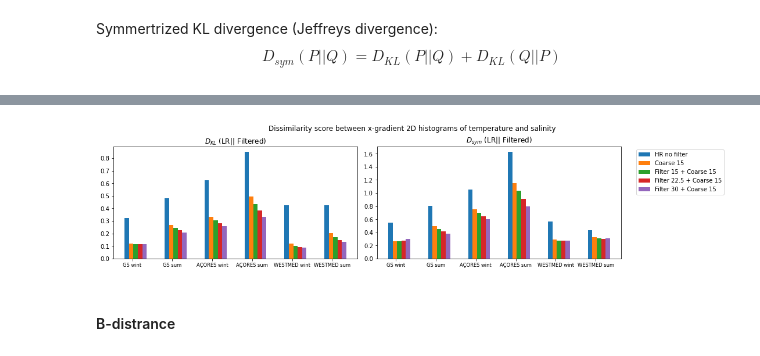
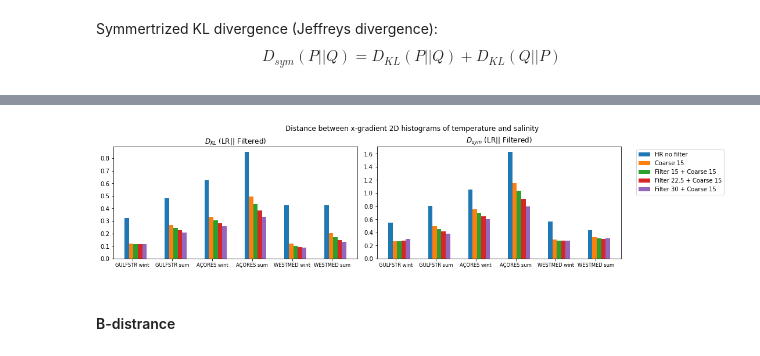
Before and after one commit to anastasiaGor/oceanDataNotebooks, a Jupyter notebook: gcm_filter/filter_scores.ipynb, the cells around one changed output, grey strips where cells are left out. Saved outputs shown, nothing was run; the diff lists cells and outputs as text; code cells hidden in the pictures.

```diff
--- a/gcm_filter/filter_scores.ipynb
+++ b/gcm_filter/filter_scores.ipynb
@@ -94,8 +102,8 @@ Choose cases
 # %%
 data=[dict() for i in range(6)]
 # %%
-data[0] = dict({'region' : '1', 'season' : 'fma', 'label' : 'GS wint'})
-data[1] = dict({'region' : '1', 'season' : 'aso', 'label' : 'GS sum'})
+data[0] = dict({'region' : '1', 'season' : 'fma', 'label' : 'GULFSTR wint'})
+data[1] = dict({'region' : '1', 'season' : 'aso', 'label' : 'GULFSTR sum'})
 data[2] = dict({'region' : '2', 'season' : 'fma', 'label' : 'AÇORES wint'})
 data[3] = dict({'region' : '2', 'season' : 'aso', 'label' : 'AÇORES sum'})
 data[4] = dict({'region' : '3', 'season' : 'fma', 'label' : 'WESTMED wint'})
@@ -453,4 +461,31 @@ Symmertrized KL divergence (Jeffreys divergence):
 $$ D_{sym} (P || Q) = D_{KL} (P || Q) + D_{KL} (Q || P) $$
 # %%
 def D_sym(hist_P, hist_Q) :
-    return KL_divergence(hist_P, hist_Q)+KL_divergence(hist_Q, hist_P)
+    return D_KL(hist_P, hist_Q)+D_KL(hist_Q, hist_P)
+# %%
+fig, ax = plt.subplots(nrows=1, ncols=2, constrained_layout=True, figsize=(15, 3.5))
+fig.suptitle('Distance between x-gradient 1D histograms of temperature')
+name_hist = 'hist_grads_x'
+ref_dataKey = 'LR'
+x = np.arange(len(data))
+bar_width = 0.11
+ax[0].bar(x, [D_KL(hists[region][ref_dataKey][name_hist].sum(dim='gradx_sal_bin'), hists[region]['HR'][name_hist].sum(dim='gradx_sal_bin')) for region in range(len(data))], width=bar_width)
+ax[1].bar(x, [D_sym(hists[region][ref_dataKey][name_hist].sum(dim='gradx_sal_bin'), hists[region]['HR'][name_hist].sum(dim='gradx_sal_bin')) for region in range(len(data))], width=bar_width, label='HR no filter')
+for ifilter in range(len(filters)) :
+    ax[0].bar(x+(ifilter+1)*bar_width, [D_KL(hists[region][ref_dataKey][name_hist].sum(dim='gradx_sal_bin'), hists[region]['HR_Filtered'][ifilter][name_hist].sum(dim='gradx_sal_bin')) for region in range(len(data))], width=bar_width)
+    ax[1].bar(x+(ifilter+1)*bar_width, [D_sym(hists[region][ref_dataKey][name_hist].sum(dim='gradx_sal_bin'), hists[region]['HR_Filtered'][ifilter][name_hist].sum(dim='gradx_sal_bin')) for region in range(len(data))], \
+              width=bar_width, label=filters[ifilter]['label'])
+ax[0].set_xticks(x + 1.25*bar_width)
+ax[0].set_xticklabels([data[region]['label'] for region in range(len(data))],fontsize=10)
+ax[0].xaxis.set_tick_params(labelsize='small')
+ax[0].set(title=r'$D_{KL}$ ('+ ref_dataKey +'|| Filtered)')
+ax[0].set(yscale='linear')
+
+ax[1].set_xticks(x + 1.25*bar_width)
+ax[1].set_xticklabels([data[region]['label'] for region in range(len(data))])
+ax[1].xaxis.set_tick_params(labelsize='small')
+ax[1].set(title=r'$D_{sym}$ ('+ ref_dataKey +'|| Filtered)')
+ax[1].set(yscale='linear')
+
+ax[-1].legend(bbox_to_anchor=(1.05, 1), loc='upper left')
+plt.show()
@@ -457,32 +494,32 @@ def D_sym(hist_P, hist_Q) :
 # %%
 fig, ax = plt.subplots(nrows=1, ncols=2, constrained_layout=True, figsize=(15, 3.5))
-fig.suptitle('Dissimilarity score between x-gradient 2D histograms of temperature and salinity')
+fig.suptitle('Distance between x-gradient 2D histograms of temperature and salinity')
 name_hist = 'hist_grads_x'
 ref_dataKey = 'LR'
 x = np.arange(len(data))
 bar_width = 0.11
 ax[0].bar(x, [D_KL(hists[region][ref_dataKey][name_hist], hists[region]['HR'][name_hist]) for region in range(len(data))], width=bar_width)
 ax[1].bar(x, [D_sym(hists[region][ref_dataKey][name_hist], hists[region]['HR'][name_hist]) for region in range(len(data))], width=bar_width, label='HR no filter')
 for ifilter in range(len(filters)) :
     ax[0].bar(x+(ifilter+1)*bar_width, [D_KL(hists[region][ref_dataKey][name_hist], hists[region]['HR_Filtered'][ifilter][name_hist]) for region in range(len(data))], width=bar_width)
     ax[1].bar(x+(ifilter+1)*bar_width, [D_sym(hists[region][ref_dataKey][name_hist], hists[region]['HR_Filtered'][ifilter][name_hist]) for region in range(len(data))], \
               width=bar_width, label=filters[ifilter]['label'])
 ax[0].set_xticks(x + 1.25*bar_width)
 ax[0].set_xticklabels([data[region]['label'] for region in range(len(data))],fontsize=10)
 ax[0].xaxis.set_tick_params(labelsize='small')
 ax[0].set(title=r'$D_{KL}$ ('+ ref_dataKey +'|| Filtered)')
 ax[0].set(yscale='linear')
 
 ax[1].set_xticks(x + 1.25*bar_width)
 ax[1].set_xticklabels([data[region]['label'] for region in range(len(data))])
 ax[1].xaxis.set_tick_params(labelsize='small')
 ax[1].set(title=r'$D_{sym}$ ('+ ref_dataKey +'|| Filtered)')
 ax[1].set(yscale='linear')
 
 ax[-1].legend(bbox_to_anchor=(1.05, 1), loc='upper left')
 plt.show()
 # %% [output]
-[figure, old version]
+[figure, new version]
 # %% [markdown]
 #### B-distrance
 # %% [markdown]
```
Also changed, not shown: parts of 29 cells of this notebook, 2 other files.
